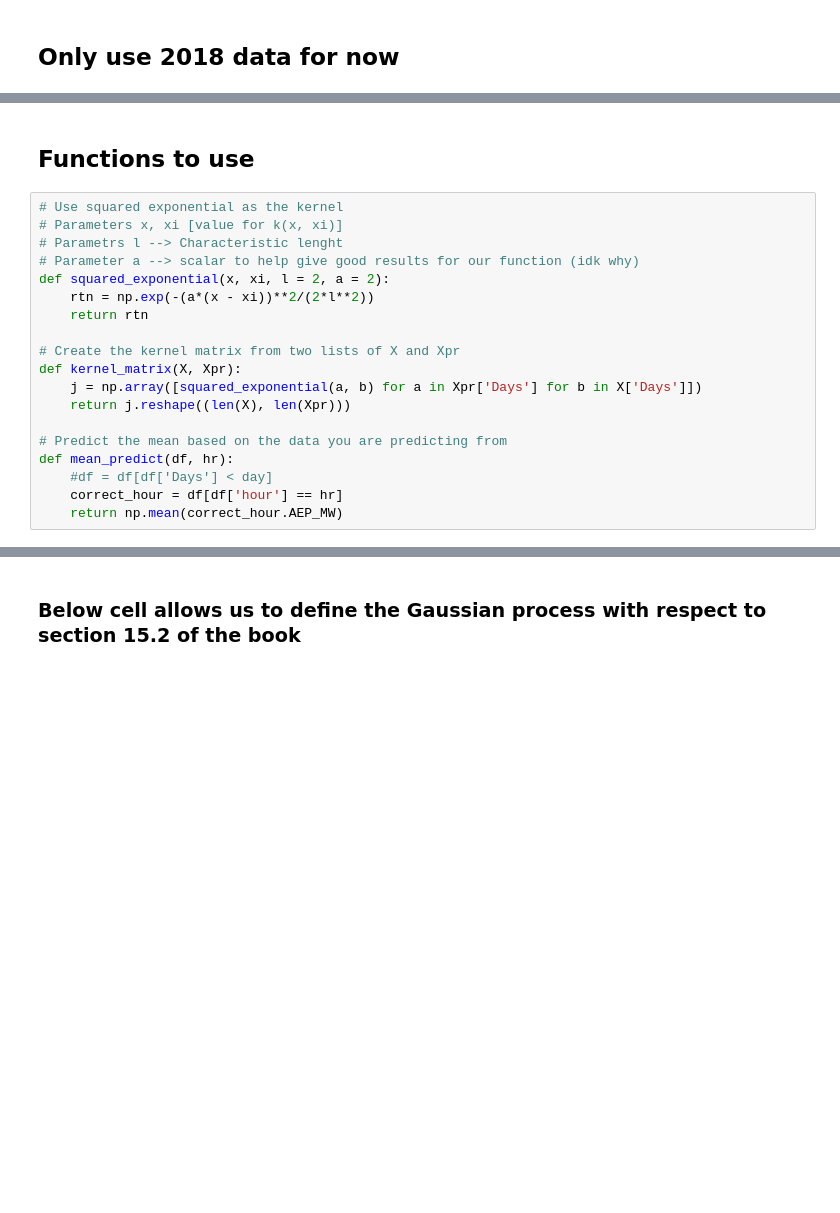
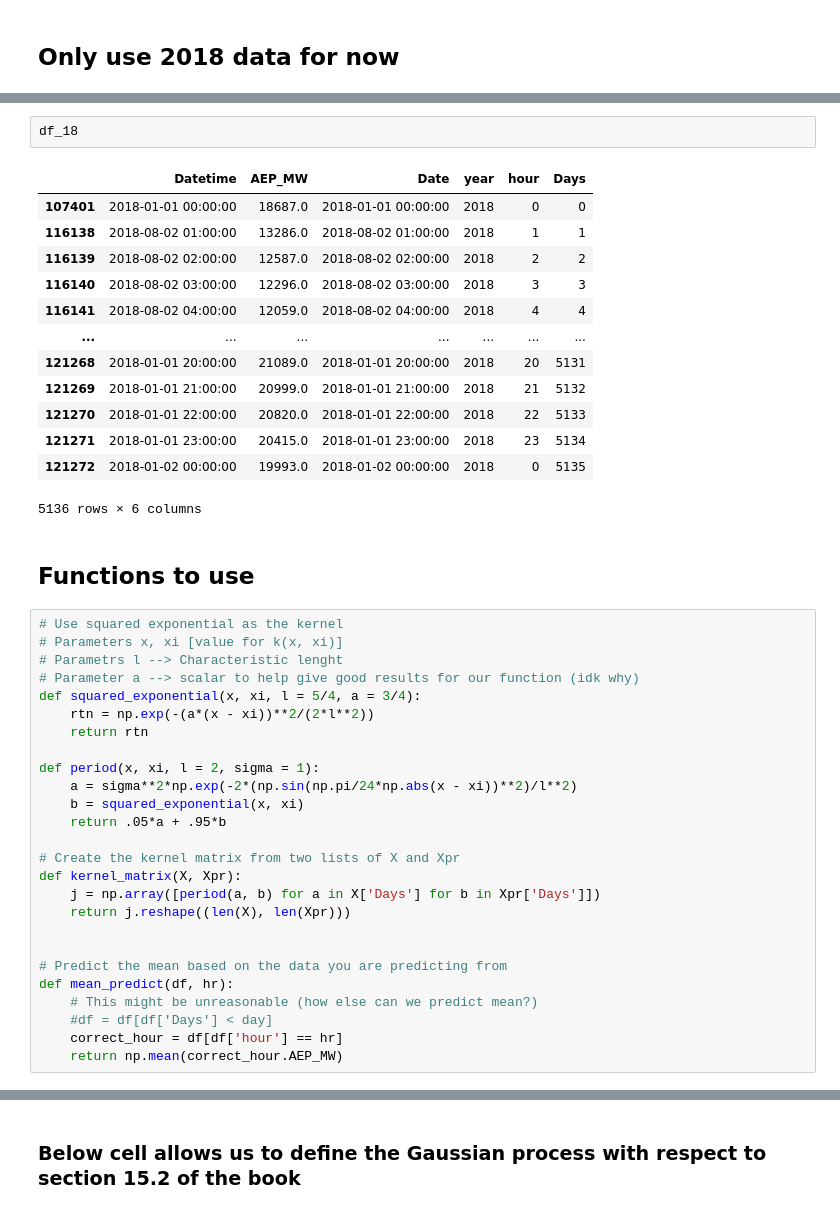
Before and after one commit to jacobazoulay/battery-optimization, a Jupyter notebook: notebooks/Energy.ipynb, the cells around one changed output, grey strips where cells are left out. Drawn from its saved outputs; the diff is of its cells as text; blank space fills up the shorter version.

```diff
--- a/notebooks/Energy.ipynb
+++ b/notebooks/Energy.ipynb
@@ -25,3 +26,19 @@ See the caveats in the documentation: https://pandas.pydata.org/pandas-docs/stab
+# %%
+df_18
+# %% [output]
+|  | Datetime | AEP_MW | Date | year | hour | Days |
+| 107401 | 2018-01-01 00:00:00 | 18687.0 | 2018-01-01 00:00:00 | 2018 | 0 | 0 |
+| 116138 | 2018-08-02 01:00:00 | 13286.0 | 2018-08-02 01:00:00 | 2018 | 1 | 1 |
+| 116139 | 2018-08-02 02:00:00 | 12587.0 | 2018-08-02 02:00:00 | 2018 | 2 | 2 |
+| 116140 | 2018-08-02 03:00:00 | 12296.0 | 2018-08-02 03:00:00 | 2018 | 3 | 3 |
+| 116141 | 2018-08-02 04:00:00 | 12059.0 | 2018-08-02 04:00:00 | 2018 | 4 | 4 |
+| ... | ... | ... | ... | ... | ... | ... |
+| 121268 | 2018-01-01 20:00:00 | 21089.0 | 2018-01-01 20:00:00 | 2018 | 20 | 5131 |
+| 121269 | 2018-01-01 21:00:00 | 20999.0 | 2018-01-01 21:00:00 | 2018 | 21 | 5132 |
+| 121270 | 2018-01-01 22:00:00 | 20820.0 | 2018-01-01 22:00:00 | 2018 | 22 | 5133 |
+| 121271 | 2018-01-01 23:00:00 | 20415.0 | 2018-01-01 23:00:00 | 2018 | 23 | 5134 |
+| 121272 | 2018-01-02 00:00:00 | 19993.0 | 2018-01-02 00:00:00 | 2018 | 0 | 5135 |
+5136 rows × 6 columns
 # %% [markdown]
 ## Functions to use
 # %%
@@ -29,17 +46,24 @@ See the caveats in the documentation: https://pandas.pydata.org/pandas-docs/stab
 # Parameters x, xi [value for k(x, xi)]
 # Parametrs l --> Characteristic lenght
 # Parameter a --> scalar to help give good results for our function (idk why)
-def squared_exponential(x, xi, l = 2, a = 2):
+def squared_exponential(x, xi, l = 5/4, a = 3/4):
     rtn = np.exp(-(a*(x - xi))**2/(2*l**2))
     return rtn
 
+def period(x, xi, l = 2, sigma = 1):
+    a = sigma**2*np.exp(-2*(np.sin(np.pi/24*np.abs(x - xi))**2)/l**2)
+    b = squared_exponential(x, xi)
+    return .05*a + .95*b
+
 # Create the kernel matrix from two lists of X and Xpr
 def kernel_matrix(X, Xpr):
-    j = np.array([squared_exponential(a, b) for a in Xpr['Days'] for b in X['Days']])
+    j = np.array([period(a, b) for a in X['Days'] for b in Xpr['Days']])
     return j.reshape((len(X), len(Xpr)))
+
 
 # Predict the mean based on the data you are predicting from
 def mean_predict(df, hr):
+    # This might be unreasonable (how else can we predict mean?)
     #df = df[df['Days'] < day]
     correct_hour = df[df['hour'] == hr]
     return np.mean(correct_hour.AEP_MW)
```
Also changed, not shown: parts of 11 cells of this notebook.
